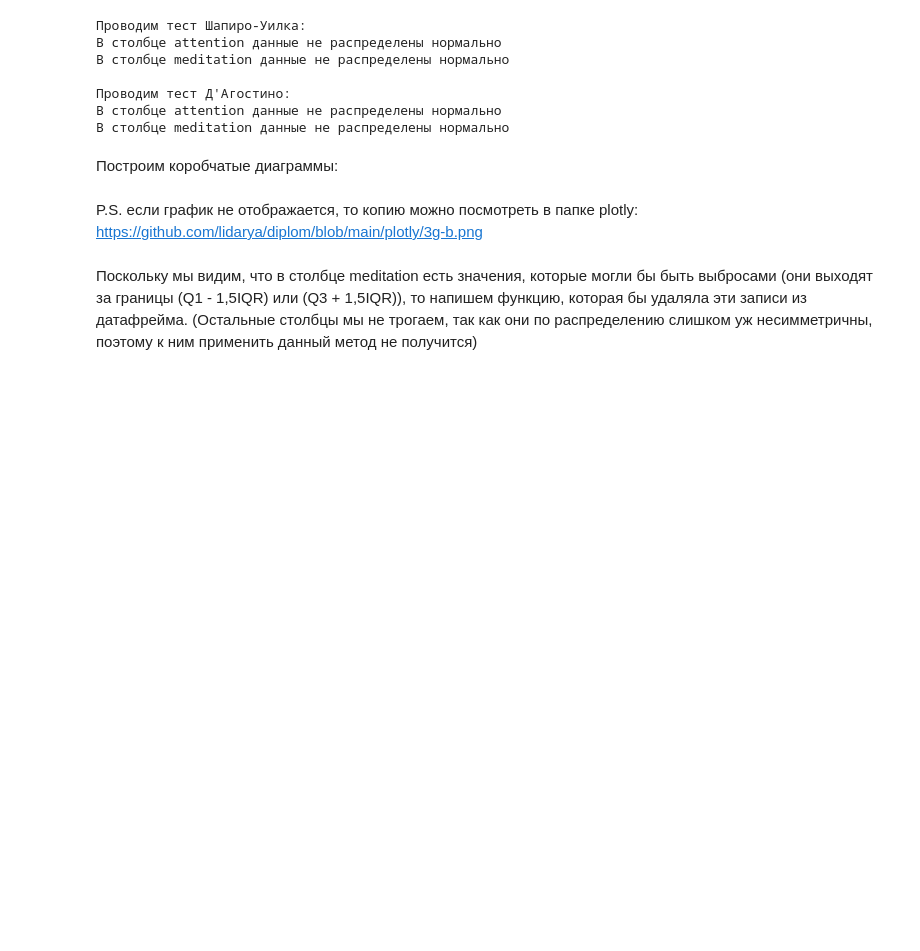
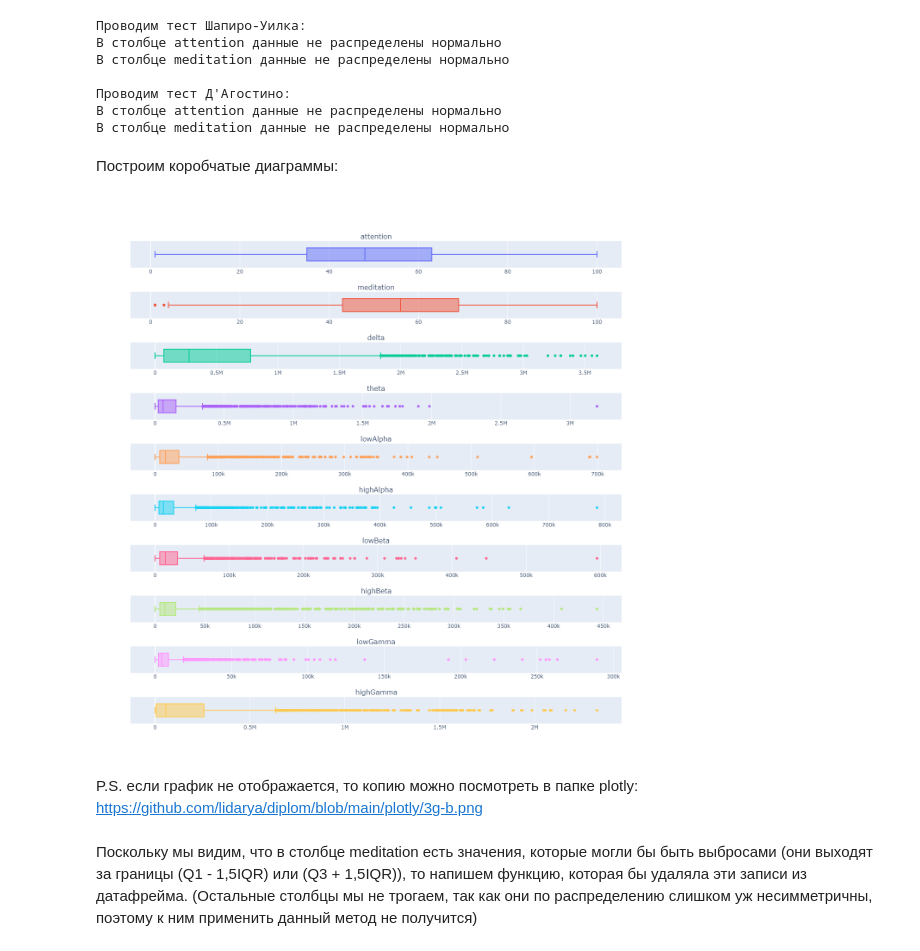
Before and after one commit to lidarya/diplom, a Jupyter notebook: sleepy_driver.ipynb, the cells around one changed output. Saved outputs shown, nothing was run; the diff lists cells and outputs as text; code cells hidden in the pictures; blank space fills up the shorter version.

```diff
--- a/sleepy_driver.ipynb
+++ b/sleepy_driver.ipynb
@@ -206,6 +225,15 @@ for row in range(1, n_row+1): # проходимся по каждому эле
         ind += 1
 
 fig.show()
+# %%
+#(на случай, если изображение не отобразится)
+
+# путь к изображению
+image_path = 'plotly/3g-b.png'
+# отображение изображения
+Image(filename=image_path)
+# %% [output]
+[figure, added]
 # %% [markdown]
 P.S. если график не отображается, то копию можно посмотреть в папке plotly: https://github.com/lidarya/diplom/blob/main/plotly/3g-b.png
 # %% [markdown]
```
Also changed, not shown: parts of 7 cells of this notebook.
